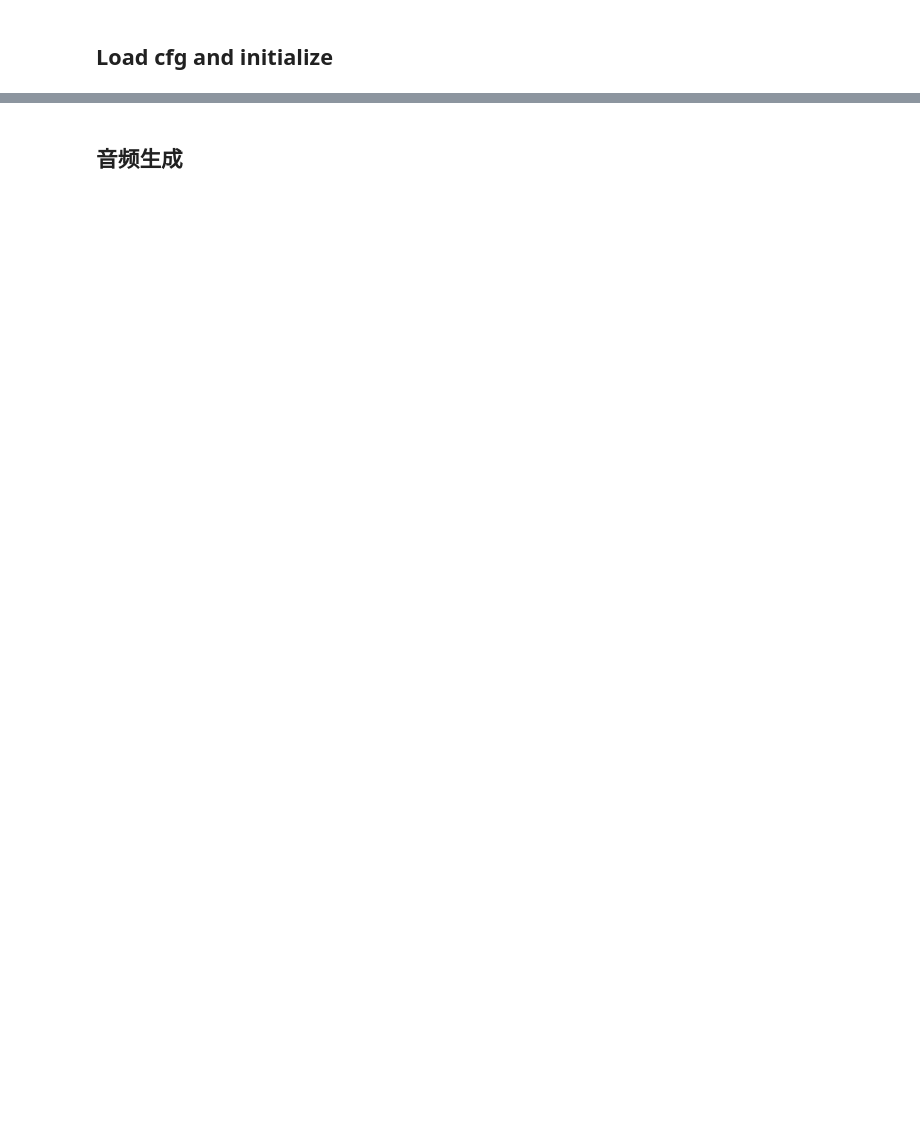
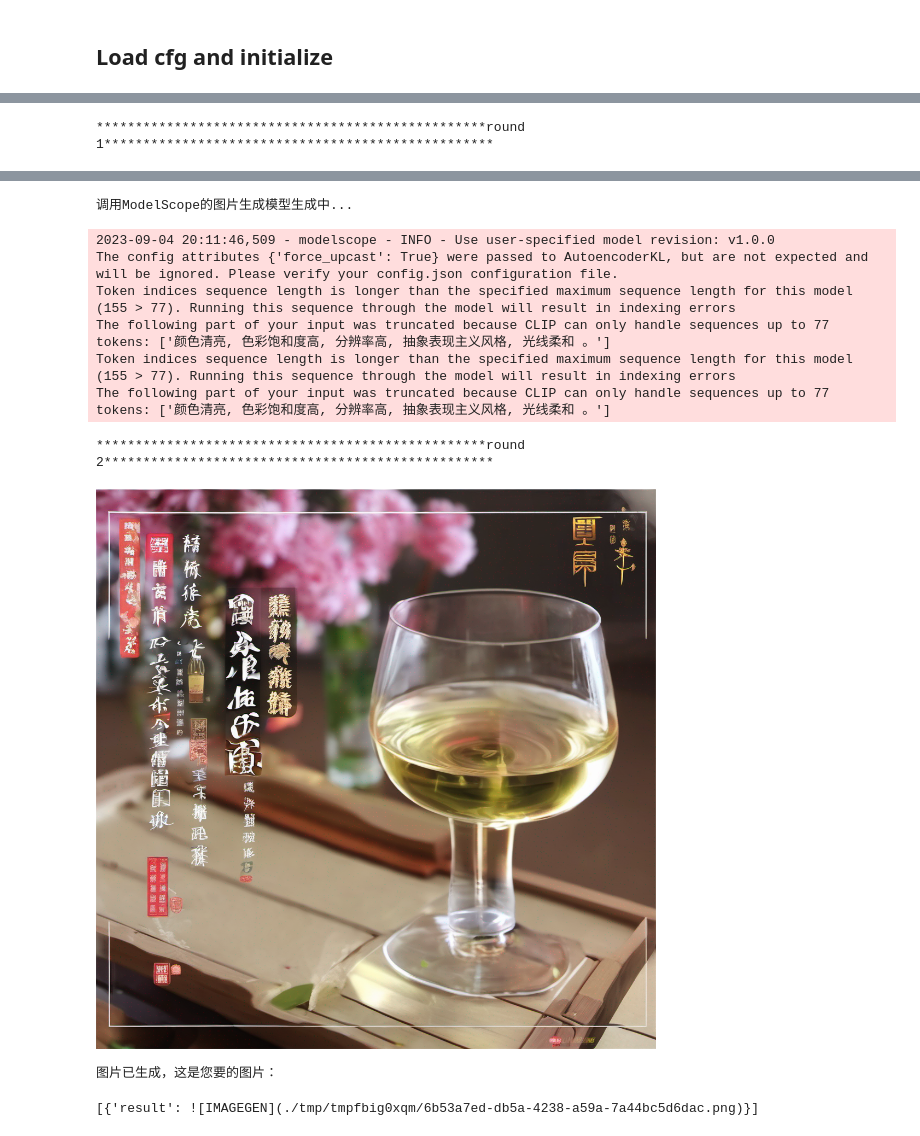
Before and after one commit to modelscope/modelscope-agent, a Jupyter notebook: demo/demo_modelscopegpt_agent.ipynb, the cells around one changed output, grey strips where cells are left out. Cells and saved outputs as stored; diff of their text form; code cells hidden in the pictures; blank space fills up the shorter version.

```diff
--- a/demo/demo_modelscopegpt_agent.ipynb
+++ b/demo/demo_modelscopegpt_agent.ipynb
@@ -22,6 +22,7 @@ from modelscope.utils.config import Config
 
 model_cfg_file = os.getenv('LLM_CONFIG_FILE')
 tool_cfg_file = os.getenv('TOOL_CONFIG_FILE')
+model_name = 'ms_gpt'
 
 print(model_cfg_file)
 print(tool_cfg_file)
@@ -37,6 +38,6 @@ tool_cfg = Config.from_file(tool_cfg_file)
 # %%
 from modelscope_agent.agent import AgentExecutor
-from modelscope_agent.llm.ms_gpt import ModelScopeGPT
+from modelscope_agent.llm import LLMFactory
 
-llm = ModelScopeGPT(model_cfg)
+llm = LLMFactory.build_llm(model_name, model_cfg)
 agent = AgentExecutor(llm, tool_cfg)
@@ -106,3 +75,6 @@ KeyError: 'Data'
 # %%
+
 agent.reset()
-agent.run("调用插件，生成一段两只小狗的视频")
+agent.run("生成一张有花有酒的图片")
+# %% [output]
+**************************************************round 1**************************************************
@@ -109,2 +82,11 @@ agent.run("调用插件，生成一段两只小狗的视频")
+调用ModelScope的图片生成模型生成中...
+2023-09-04 20:11:46,509 - modelscope - INFO - Use user-specified model revision: v1.0.0
+The config attributes {'force_upcast': True} were passed to AutoencoderKL, but are not expected and will be ignored. Please verify your config.json configuration file.
+Token indices sequence length is longer than the specified maximum sequence length for this model (155 > 77). Running this sequence through the model will result in indexing errors
+The following part of your input was truncated because CLIP can only handle sequences up to 77 tokens: ['颜色清亮, 色彩饱和度高, 分辨率高, 抽象表现主义风格, 光线柔和 。']
+Token indices sequence length is longer than the specified maximum sequence length for this model (155 > 77). Running this sequence through the model will result in indexing errors
+The following part of your input was truncated because CLIP can only handle sequences up to 77 tokens: ['颜色清亮, 色彩饱和度高, 分辨率高, 抽象表现主义风格, 光线柔和 。']
+**************************************************round 2**************************************************
+[figure, added]
+图片已生成，这是您要的图片：
+[{'result': ![IMAGEGEN](./tmp/tmpfbig0xqm/6b53a7ed-db5a-4238-a59a-7a44bc5d6dac.png)}]
-# %% [markdown]
-## 音频生成
```
Also changed, not shown: parts of 16 cells of this notebook, 4 other files.
